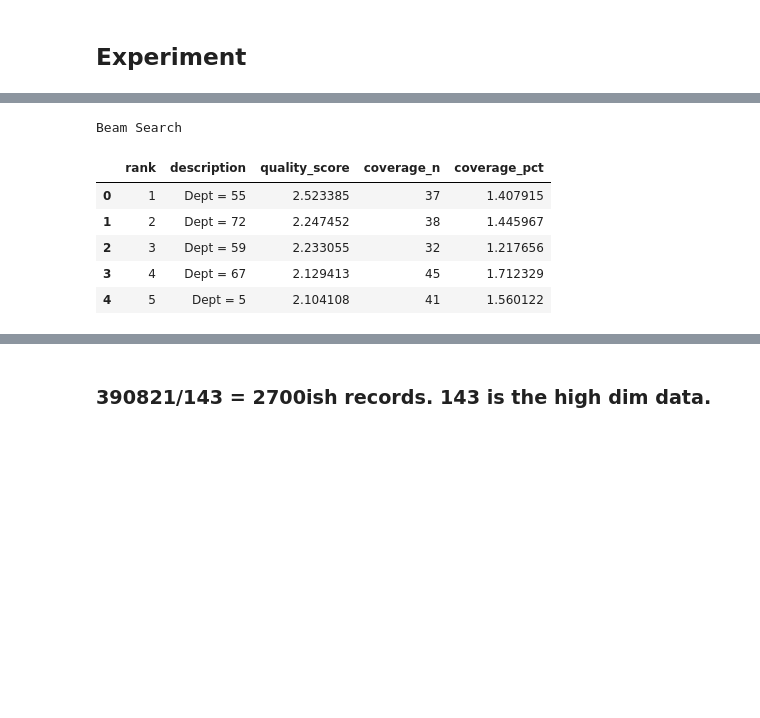
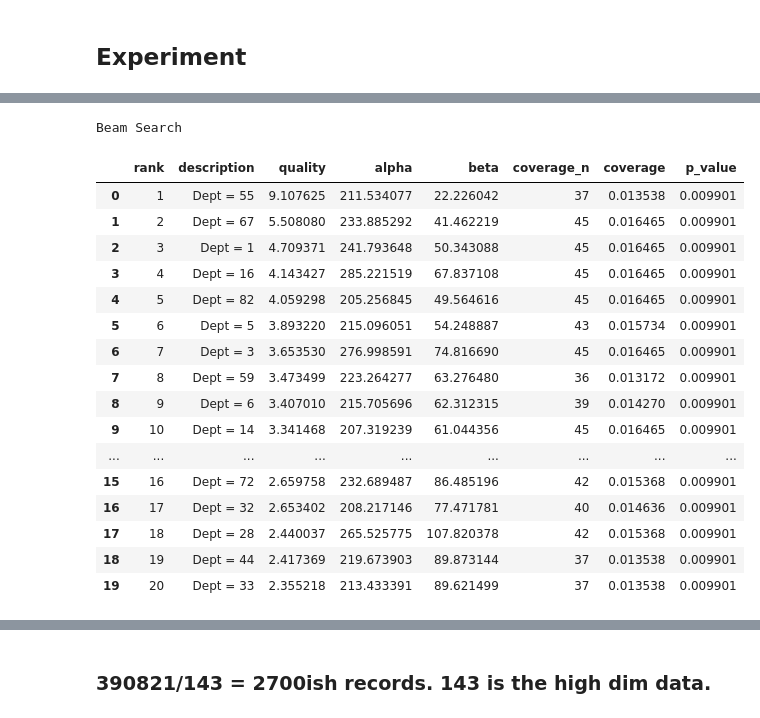
Before and after one commit to MuhammadIbneRafiq/you-only-search-up, a Jupyter notebook: walmart_bs-bus.ipynb, the cells around one changed output, grey strips where cells are left out. Cells and saved outputs as stored; diff of their text form; code cells hidden in the pictures; blank space fills up the shorter version.

```diff
--- a/walmart_bs-bus.ipynb
+++ b/walmart_bs-bus.ipynb
@@ -138,0 +171,7 @@ records[category_columns].apply(lambda s: s.value_counts()).T.fillna(0).astype(i
+# %%
+descriptor_cols = ["Store", "Dept", "Type"] + category_columns
+
+A = records[descriptor_cols].to_numpy(dtype=object)   # (N, k)
+
+print("A (descriptors):", A.shape)   # (2733, 17)
+print("Y (targets):    ", Y.shape)   # (2733, 143)
@@ -256,0 +377,11 @@ The settings are:
+# %%
+start = time.time()
+top_bs, stats_bs = beam_search(A, ClusterQuality(D_target))
+stats_bs["runtime_s"] = time.time() - start
+
+start = time.time()
+top_bus, stats_bus = bottom_up_search(A, ClusterQuality(D_target))
+stats_bus["runtime_s"] = time.time() - start
+
+print("BS: ", stats_bs)
+print("BUS:", stats_bus)
@@ -285,37 +429,59 @@ In this run, Beam Search and BUSPaS returned the same five highest-quality depar
 # %%
-def results_table(top):
+def results_table(top, dfd=None):
     rows = []
-
-    for rank, (score, desc, mask) in enumerate(top, start=1):
-        description = " AND ".join(
-            f"{descriptor_cols[column_index]} = {value}"
-            for column_index, value in desc
-        )
-
-        rows.append({
+    for rank, (quality, desc, mask) in enumerate(top, start=1):
+        alpha, beta = ClusterQuality(D_target).components(mask)
+        row = {
             "rank": rank,
-            "description": description,
-            "quality_score": score,
+            "description": describe_desc(desc),
+            "quality": quality,
+            "alpha": alpha,
+            "beta": beta,
             "coverage_n": int(mask.sum()),
-            "coverage_pct": 100 * mask.mean()
-        })
-
+            "coverage": mask.mean(),
+        }
+        if dfd is not None:
+            row["p_value"] = empirical_p_value(quality, dfd)
+        rows.append(row)
     return pd.DataFrame(rows)
 
-print("Beam Search")
-display(results_table(top_bs))
-print(f"Candidates evaluated: {candidates_bs:,}")
-print(f"Time: {time_bs:.2f} seconds")
 
-print("\nBUSPaS")
-display(results_table(top_bus))
-print(f"Candidates evaluated: {candidates_bus:,}")
-print(f"Time: {time_bus:.2f} seconds")
+res_bs = results_table(top_bs, dfd_bs)
+res_bus = results_table(top_bus, dfd_bus)
+
+print("Beam Search"); display(res_bs)
+print("Bottom-Up Search"); display(res_bus)
+
+overlap = {m.tobytes() for _, _, m in top_bs} & {m.tobytes() for _, _, m in top_bus}
+display(pd.DataFrame({
+    method: {
+        "subgroups evaluated": stats["evaluated"],
+        "runtime (s)": round(stats["runtime_s"], 2),
+        "max quality": res["quality"].max(),
+        "avg quality": res["quality"].mean(),
+        "max coverage": res["coverage"].max(),
+        "avg coverage": res["coverage"].mean(),
+        "p < 0.05": int((res["p_value"] < 0.05).sum()),
+        "shared with other method": len(overlap),
+    }
+    for method, stats, res in [("BS", stats_bs, res_bs), ("BUS", stats_bus, res_bus)]
+}))
 # %% [output]
 Beam Search
-|  | rank | description | quality_score | coverage_n | coverage_pct |
-| 0 | 1 | Dept = 55 | 2.523385 | 37 | 1.407915 |
-| 1 | 2 | Dept = 72 | 2.247452 | 38 | 1.445967 |
-| 2 | 3 | Dept = 59 | 2.233055 | 32 | 1.217656 |
-| 3 | 4 | Dept = 67 | 2.129413 | 45 | 1.712329 |
-| 4 | 5 | Dept = 5 | 2.104108 | 41 | 1.560122 |
+|  | rank | description | quality | alpha | beta | coverage_n | coverage | p_value |
+| 0 | 1 | Dept = 55 | 9.107625 | 211.534077 | 22.226042 | 37 | 0.013538 | 0.009901 |
+| 1 | 2 | Dept = 67 | 5.508080 | 233.885292 | 41.462219 | 45 | 0.016465 | 0.009901 |
+| 2 | 3 | Dept = 1 | 4.709371 | 241.793648 | 50.343088 | 45 | 0.016465 | 0.009901 |
+| 3 | 4 | Dept = 16 | 4.143427 | 285.221519 | 67.837108 | 45 | 0.016465 | 0.009901 |
+| 4 | 5 | Dept = 82 | 4.059298 | 205.256845 | 49.564616 | 45 | 0.016465 | 0.009901 |
+| 5 | 6 | Dept = 5 | 3.893220 | 215.096051 | 54.248887 | 43 | 0.015734 | 0.009901 |
+| 6 | 7 | Dept = 3 | 3.653530 | 276.998591 | 74.816690 | 45 | 0.016465 | 0.009901 |
+| 7 | 8 | Dept = 59 | 3.473499 | 223.264277 | 63.276480 | 36 | 0.013172 | 0.009901 |
+| 8 | 9 | Dept = 6 | 3.407010 | 215.705696 | 62.312315 | 39 | 0.014270 | 0.009901 |
+| 9 | 10 | Dept = 14 | 3.341468 | 207.319239 | 61.044356 | 45 | 0.016465 | 0.009901 |
+| ... | ... | ... | ... | ... | ... | ... | ... | ... |
+| 15 | 16 | Dept = 72 | 2.659758 | 232.689487 | 86.485196 | 42 | 0.015368 | 0.009901 |
+| 16 | 17 | Dept = 32 | 2.653402 | 208.217146 | 77.471781 | 40 | 0.014636 | 0.009901 |
+| 17 | 18 | Dept = 28 | 2.440037 | 265.525775 | 107.820378 | 42 | 0.015368 | 0.009901 |
+| 18 | 19 | Dept = 44 | 2.417369 | 219.673903 | 89.873144 | 37 | 0.013538 | 0.009901 |
+| 19 | 20 | Dept = 33 | 2.355218 | 213.433391 | 89.621499 | 37 | 0.013538 | 0.009901 |
```
Also changed, not shown: parts of 50 cells of this notebook, 39 other files.
